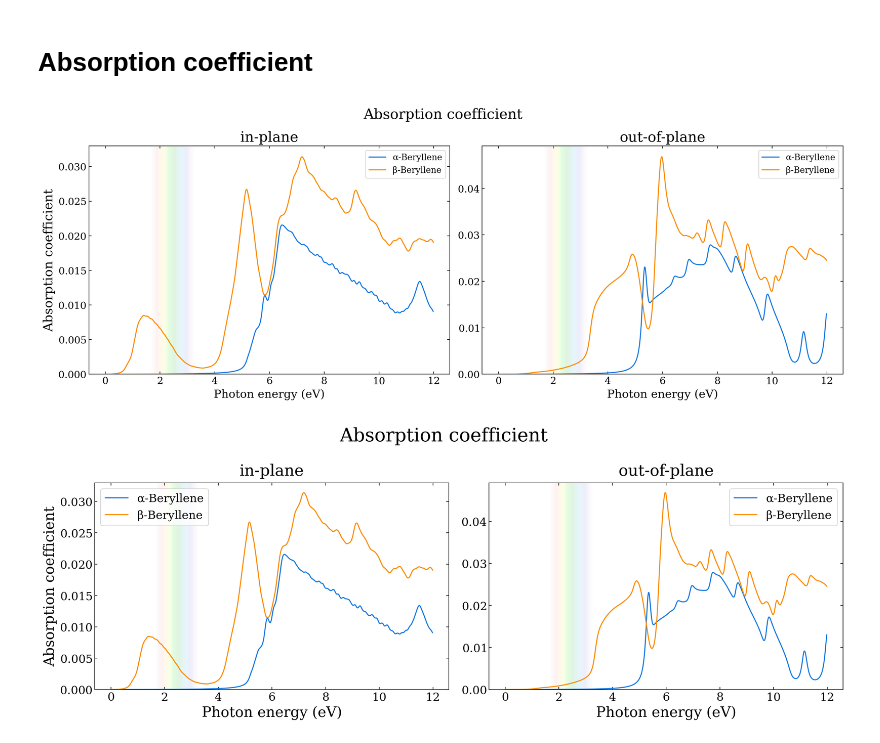
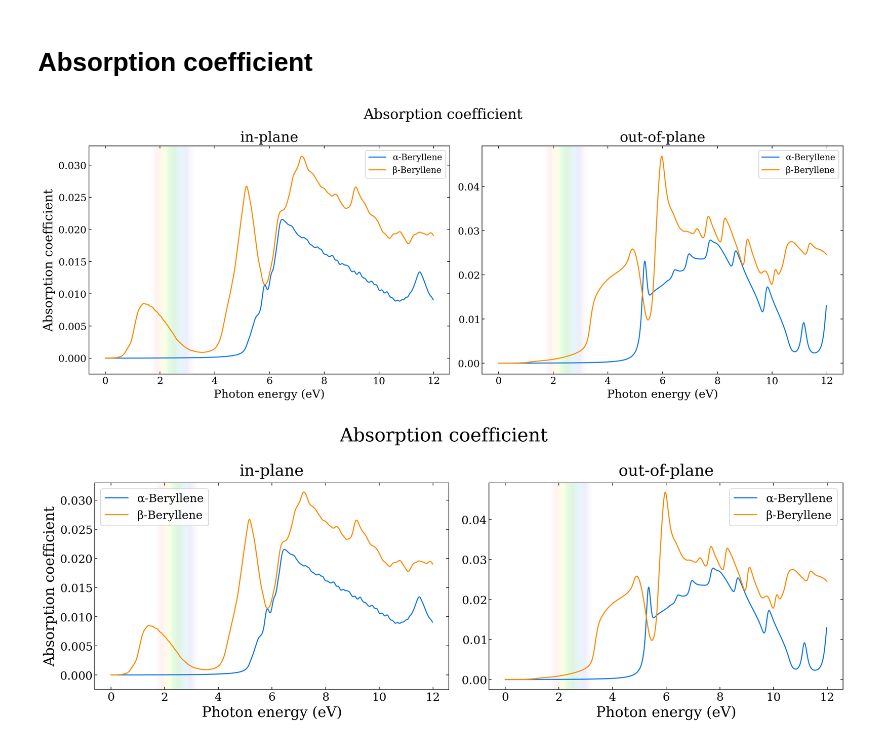
Before and after one commit to Photonico/Thesis_figures, a Jupyter notebook: 4.1_Absroption.ipynb, the cells around one changed output. Saved outputs shown, nothing was run; the diff lists cells and outputs as text; code cells hidden in the pictures.

```diff
--- a/4.1_Absroption.ipynb
+++ b/4.1_Absroption.ipynb
@@ -17,26 +17,26 @@ factor_b = (40, 0.0473771641975619+2*1.98)                  # for β-Beryllene m
 # %%
 # Beryllene
 
 import matplotlib.pyplot as plt
 import vmatplot.linear_optical_properties as op
 
 def my_canvas_setting(*args):
     size, dpi, params, titles, legend_loc = _canvas_setting(*args)
     params = dict(params)
     params["mathtext.fontset"] = "dejavuserif"
     return size, dpi, params, titles, legend_loc
 op.canvas_setting = my_canvas_setting
 
 systems = [["α-Beryllene",  "dielectric/a-Beryllene", "azure",  None,None,None, factor_a],
            ["β-Beryllene",  "dielectric/b-Beryllene", "orange", None,None,None, factor_b]]
 
-value_boundary = (-0.0, 0.05)
+value_boundary = (-0.05/20, 0.05)
 op.plot_linear_optical_property("Absorption coefficient", systems, "absorption", components, layout, True, "eV", (0, 12), value_boundary, True)
 fig = plt.gcf()
 
 plt.savefig("figures/4.1_absroption.pdf")
 # %% [output]
-[figure, old version]
+[figure, new version]
 # %%
 # Beryllene
 
@@ -63,7 +63,7 @@ op.canvas_setting = my_canvas_setting
 systems = [["α-Beryllene",  "dielectric/a-Beryllene", "azure",  None,None,None, factor_a],
            ["β-Beryllene",  "dielectric/b-Beryllene", "orange", None,None,None, factor_b]]
 
-value_boundary = (-0.0, 0.05)
+value_boundary = (-0.05/20, 0.05)
 op.plot_linear_optical_property("Absorption coefficient", systems, "absorption", components, layout, True, "eV", (0, 12), value_boundary, True)
 fig = plt.gcf()
 for ax in fig.axes:
@@ -72,4 +72,4 @@ for ax in fig.axes:
 
 plt.savefig("figures/4.1_absroption_alt.pdf")
 # %% [output]
-[figure, old version]
+[figure, new version]
```
Also changed, not shown: 2 other files.
